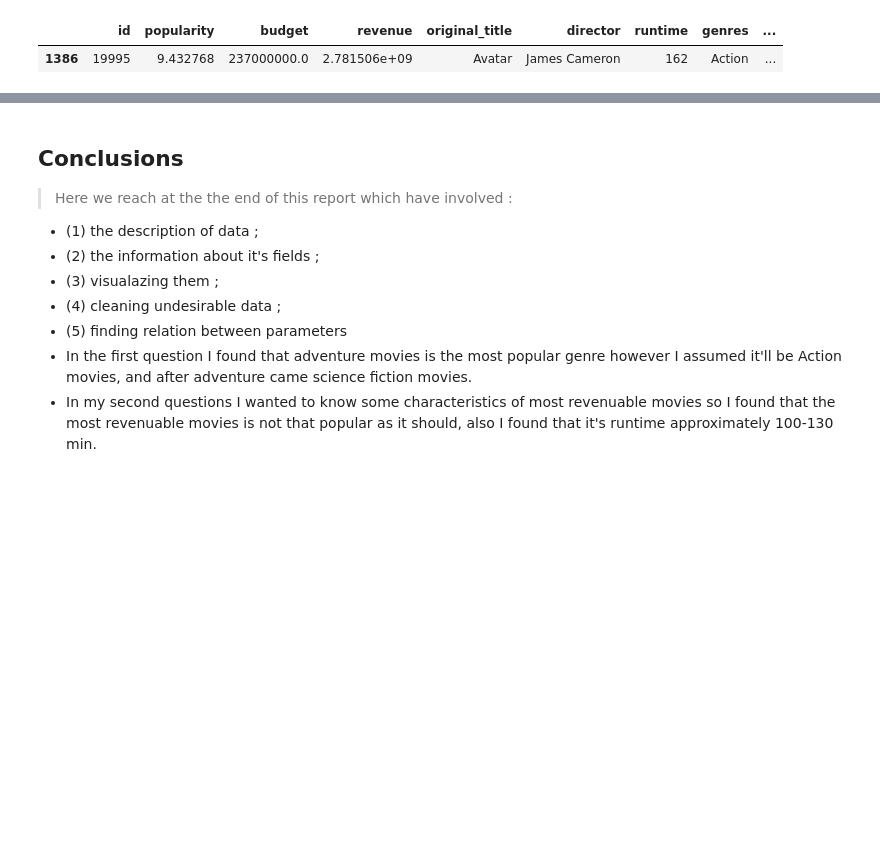
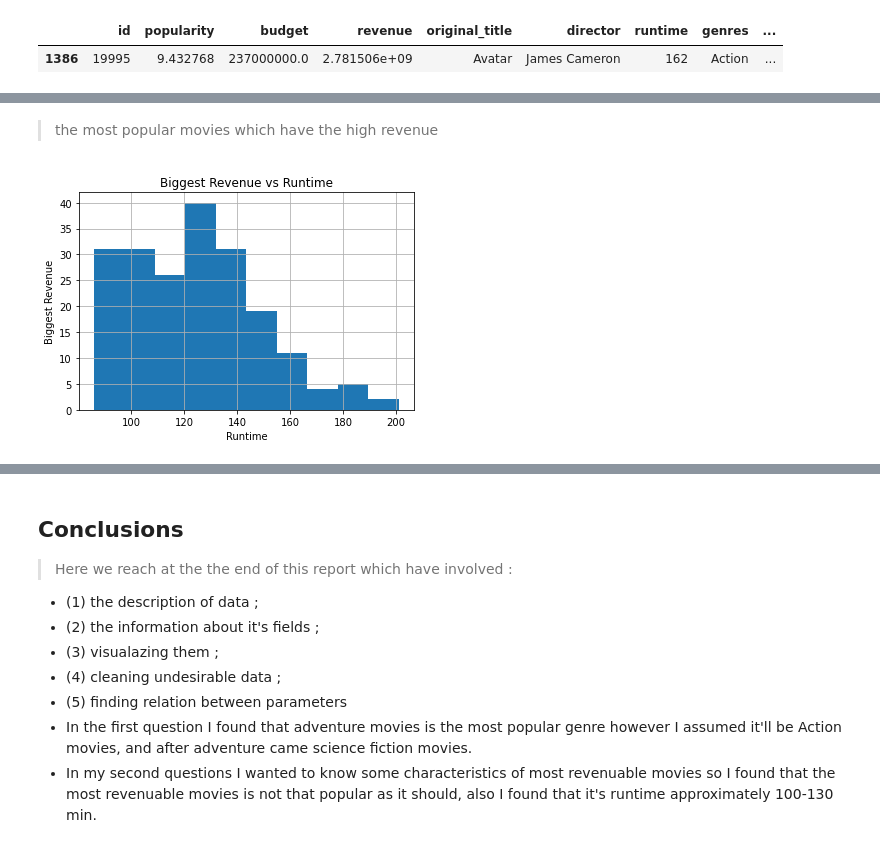
Before and after one commit to Ahmedibrahem123/Investigate-Dataset-, a Jupyter notebook: investigate-a-dataset-template.ipynb, the cells around one changed output, grey strips where cells are left out. Cells and saved outputs as stored; diff of their text form; code cells hidden in the pictures; blank space fills up the shorter version.

```diff
--- a/investigate-a-dataset-template.ipynb
+++ b/investigate-a-dataset-template.ipynb
@@ -242,0 +243,9 @@ sorted_revenue_biggest.runtime.hist()
+# %% [markdown]
+> the most popular movies which have the high revenue
+# %%
+sorted_revenue_biggest.runtime.hist()
+plt.title('Biggest Revenue vs Runtime')
+plt.ylabel('Biggest Revenue')
+plt.xlabel('Runtime');
+# %% [output]
+[figure, added]
```
Also changed, not shown: parts of 10 cells of this notebook, 1 other file.
